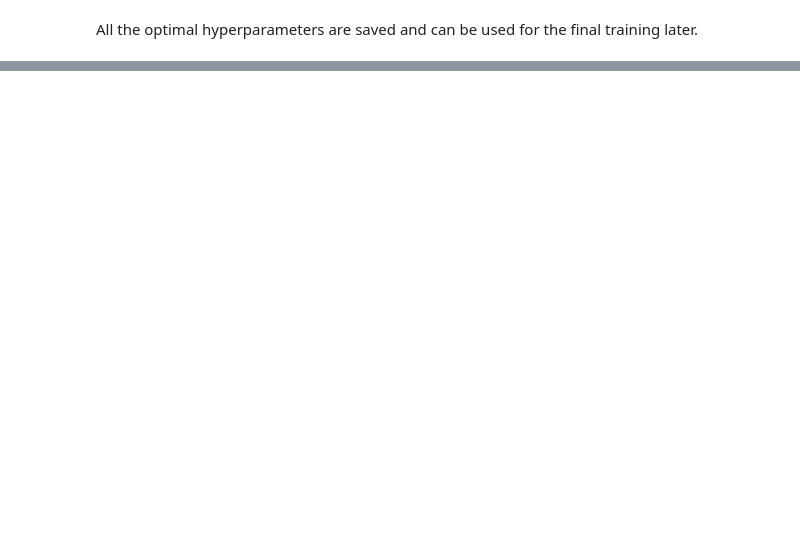
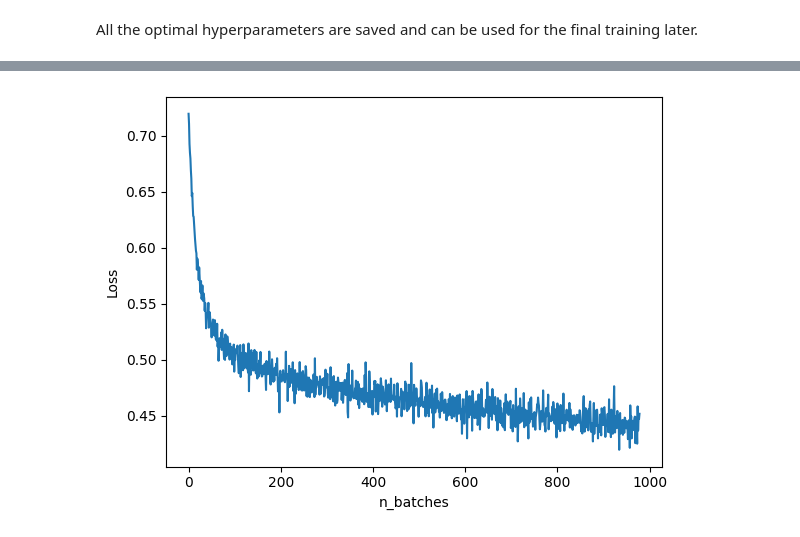
Before and after one commit to Ivonne320/ML_proj, a Jupyter notebook: run.ipynb, the cells around one changed output, grey strips where cells are left out. Cells and saved outputs as stored; diff of their text form; code cells hidden in the pictures; blank space fills up the shorter version.

```diff
--- a/run.ipynb
+++ b/run.ipynb
@@ -11,7 +10,7 @@ NN_METHOD = False
 # %% [markdown]
 ## Data Loading
 # %%
-x_train, x_test, y_train, train_ids, test_ids = load_csv_data("/home/zewzhang/Course/ML/ML_course/projects/project1/data/dataset_to_release", sub_sample=True)
+x_train, x_test, y_train, train_ids, test_ids = load_csv_data("/home/zewzhang/Course/ML/ML_course/projects/project1/data/dataset_to_release", sub_sample=False)
 # %% [markdown]
 ## Data preprocessing
 # %% [markdown]
@@ -57,6 +56,8 @@ def data_processing(x_train, y_train, x_test, row_nan, feature_nan, z_threshold,
         # normalize data if using NN
         x_train_processed, train_max, train_min = normalization(x_train_processed)
         x_test_processed, _, _ = normalization(x_test_processed, train_max, train_min)
+        # x_train_processed, train_mean, train_std = standardize(x_train_processed)
+        # x_test_processed = (x_test_processed - train_mean) / train_std
     else:
         # standardize data and remove outliers if using other regression methods
         x_train_processed, train_mean, train_std = standardize(x_train_processed)
@@ -65,9 +66,14 @@ def data_processing(x_train, y_train, x_test, row_nan, feature_nan, z_threshold,
         x_train_processed, y_train_processed = z_outlier_removal(x_train_processed, y_train_processed, z_threshold, feature_threshold)
 
     if PCA:
-        x_train_processed, eig_vec, _, _ = pca(x_train_processed, 150)
+        x_train_processed, eig_vec, _, weight = pca(x_train_processed, 200)
         x_train_processed = np.real(x_train_processed)
         x_test_processed = np.real(x_test_processed @ eig_vec)
+        plt.figure(figsize=(5, 2.75))
+        plt.plot(np.cumsum(weight))
+        plt.xlabel('Number of components')
+        plt.ylabel('Cumulative explained variance')
+        plt.savefig('pca.png', dpi=300, bbox_inches='tight')
 
     return x_train_processed, y_train_processed, x_test_processed
 # %% [markdown]
@@ -231,0 +251,10 @@ To improve the prediction accuracy, we also implemented neural network model. Th
+# %%
+NN_METHOD = True
+x_train_processed, y_train_processed, x_test_processed = data_processing(x_train, y_train, x_test, row_nan, feature_nan, z_threshold, feature_threshold)
+# %%
+x_t, y_t, x_v, y_v = split_data(x_train_processed, y_train_processed, 0.8)
+x_t, y_t = data_augmentation(x_t, y_t)
+# initilize the neural network
+nn = NeuralNetwork([np.shape(x_t)[1], 400, 200, 100, 4, 1],'sigmoid','bce')
+# train the neural network
+nn_trained, loss, f1s_val, accs_val, thre_val = nn.train(x_t, y_t, x_v, y_v, learning_rate=0.05, epochs=1000, batch_size=4062)
@@ -231,0 +279,8 @@ To improve the prediction accuracy, we also implemented neural network model. Th
+# %%
+# plot the loss curve
+plt.figure();
+plt.plot(loss);
+plt.xlabel('n_batches');
+plt.ylabel('Loss');
+# %% [output]
+[figure, added]
```
Also changed, not shown: parts of 31 cells of this notebook, 2 other files.
